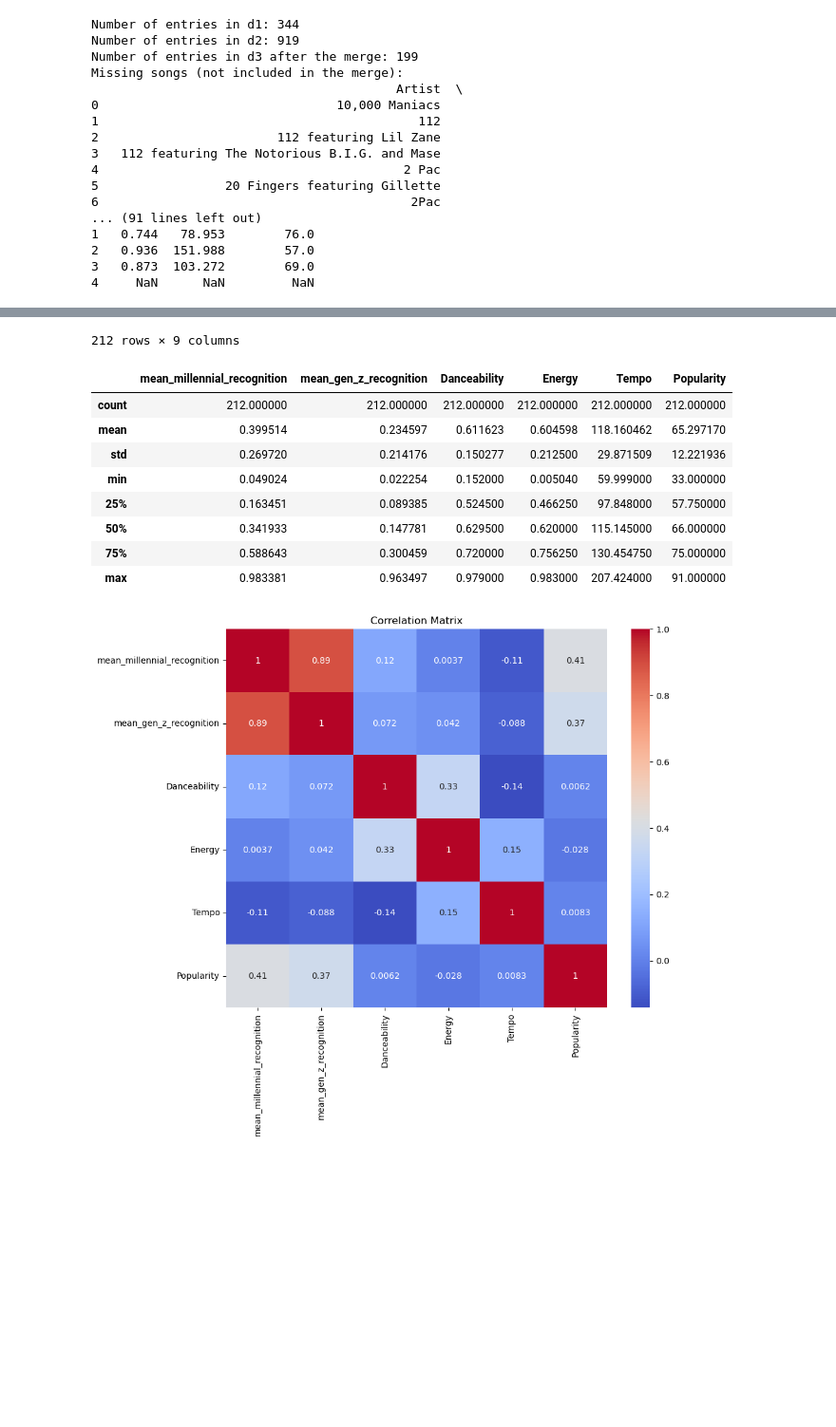
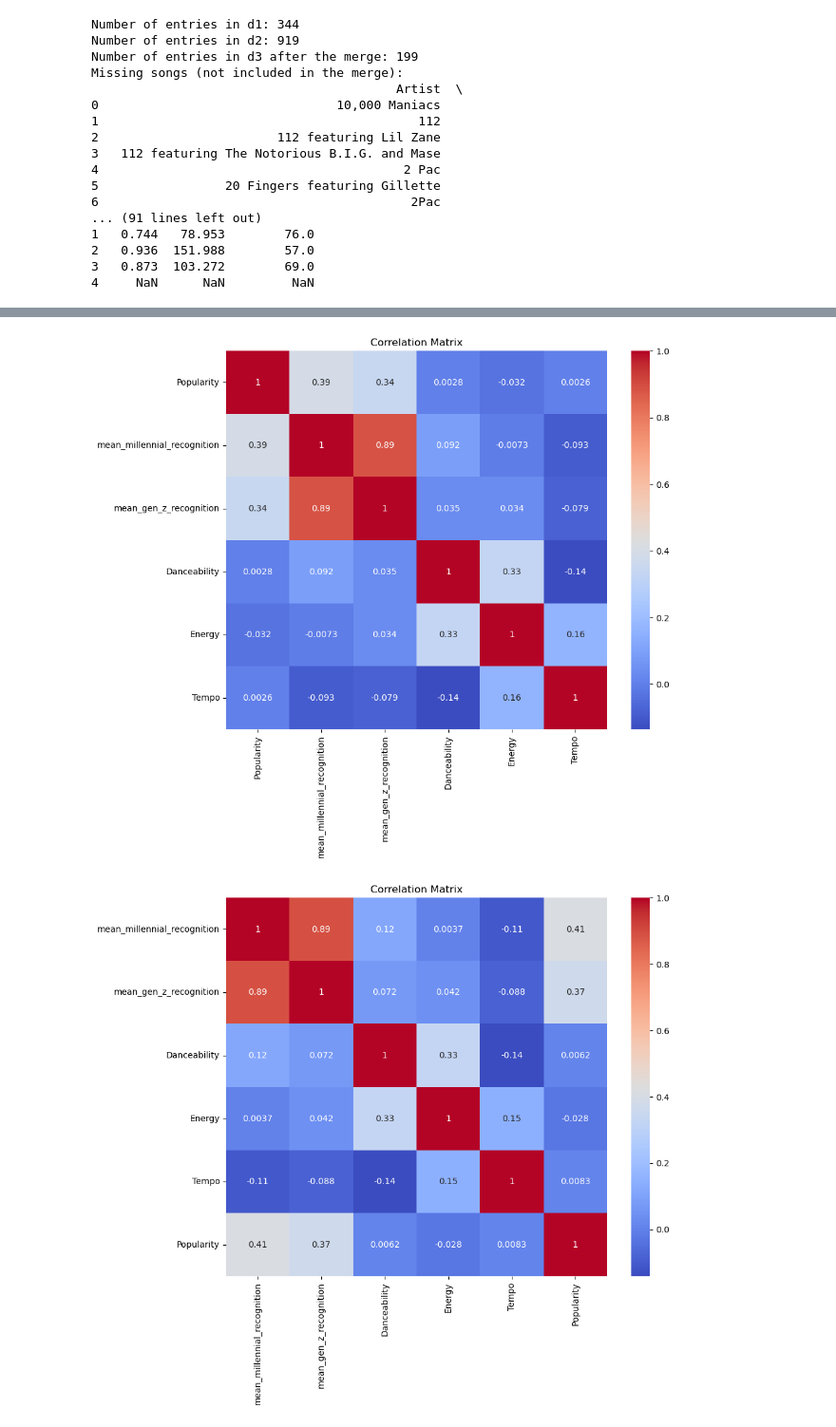
Before and after one commit to Futuroent/1990sclassichits, a Jupyter notebook: notebooks/projet_test_copy.ipynb, the cells around one changed output, grey strips where cells are left out. Shown: that part at 95% size. Drawn from its saved outputs; the diff is of its cells as text; code cells hidden in the pictures; blank space fills up the shorter version.

```diff
--- a/notebooks/projet_test_copy.ipynb
+++ b/notebooks/projet_test_copy.ipynb
@@ -187,14 +196,20 @@ Missing songs (not included in the merge):
 3   0.873  103.272        69.0
 4     NaN      NaN         NaN
 # %%
-# Standardize artist and track names by stripping whitespace and converting to lowercase
-d1['Artist'] = d1['Artist'].str.strip().str.lower()
-d1['Track'] = d1['Track'].str.strip().str.lower()
+#Correlation Analysis
+#This will help us to understand how various features like Tempo, Energy, Danceability, etc.
+import seaborn as sns
+import matplotlib.pyplot as plt
 
-d2['Artist'] = d2['Artist'].str.strip().str.lower()
-d2['Track'] = d2['Track'].str.strip().str.lower()
+# Select only the numerical columns for correlation analysis
+numeric_columns = d3_corrected_sorted.select_dtypes(include='number')
 
-# Perform the merge again after standardization
-d3 = pd.merge(d1, d2, on=['Artist', 'Track'], how='inner')
-d3
+# Generate the correlation matrix
+corr_matrix = numeric_columns.corr()
+
+# Plot the heatmap for better visualization
+plt.figure(figsize=(10, 8))
+sns.heatmap(corr_matrix, annot=True, cmap='coolwarm')
+plt.title('Correlation Matrix')
+plt.show()
 # %% [output]
@@ -213 +216 @@ d3
-212 rows × 9 columns
+[figure, added]
@@ -217,17 +217,3 @@ d3.to_csv('d3_final.csv', index=False)
-# %%
-# Generate descriptive statistics for the numerical columns in d3
-d3_description = d3.describe()
-display(d3_description)
-# %% [output]
-|  | mean_millennial_recognition | mean_gen_z_recognition | Danceability | Energy | Tempo | Popularity |
-| count | 212.000000 | 212.000000 | 212.000000 | 212.000000 | 212.000000 | 212.000000 |
-| mean | 0.399514 | 0.234597 | 0.611623 | 0.604598 | 118.160462 | 65.297170 |
-| std | 0.269720 | 0.214176 | 0.150277 | 0.212500 | 29.871509 | 12.221936 |
-| min | 0.049024 | 0.022254 | 0.152000 | 0.005040 | 59.999000 | 33.000000 |
-| 25% | 0.163451 | 0.089385 | 0.524500 | 0.466250 | 97.848000 | 57.750000 |
-| 50% | 0.341933 | 0.147781 | 0.629500 | 0.620000 | 115.145000 | 66.000000 |
-| 75% | 0.588643 | 0.300459 | 0.720000 | 0.756250 | 130.454750 | 75.000000 |
-| max | 0.983381 | 0.963497 | 0.979000 | 0.983000 | 207.424000 | 91.000000 |
 # %%
 #Correlation Analysis
 #This will help us to understand how various features like Tempo, Energy, Danceability, etc.
```
Also changed, not shown: parts of 11 cells of this notebook, 1 other file.
